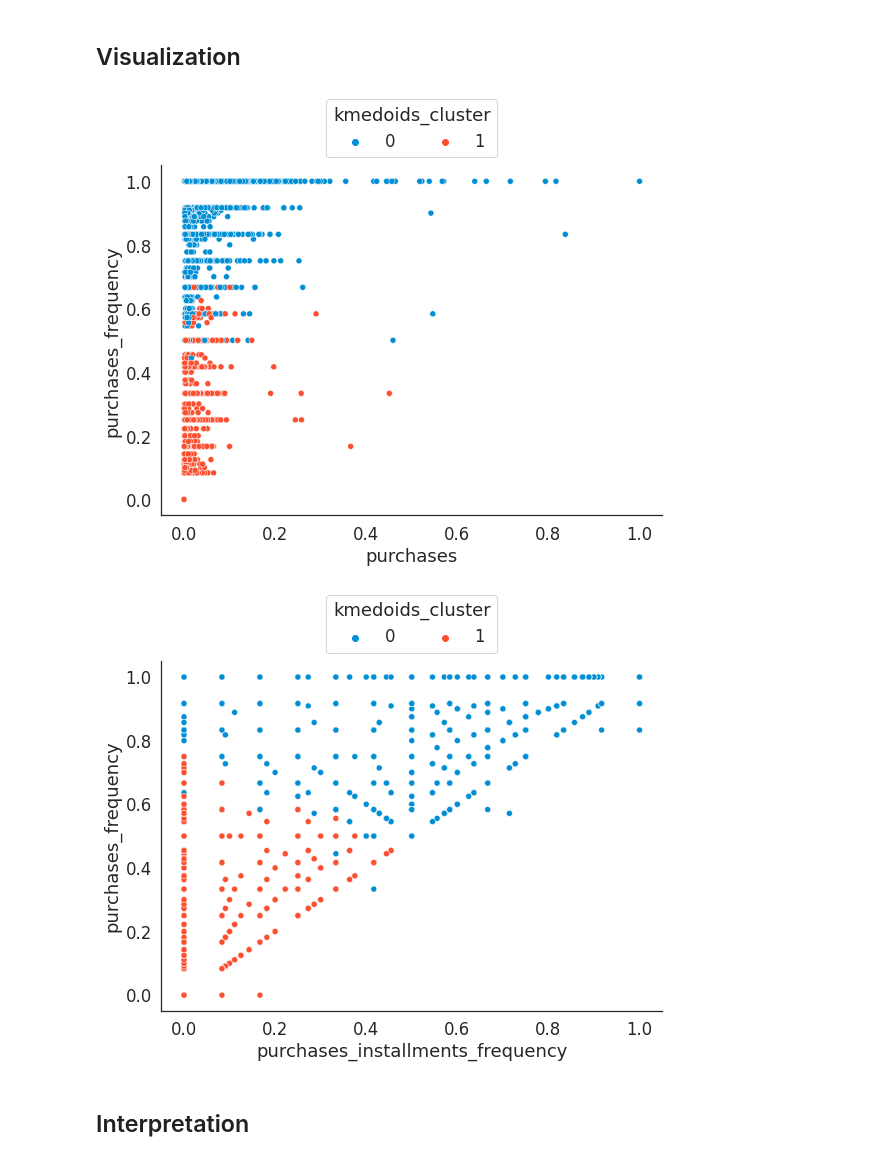
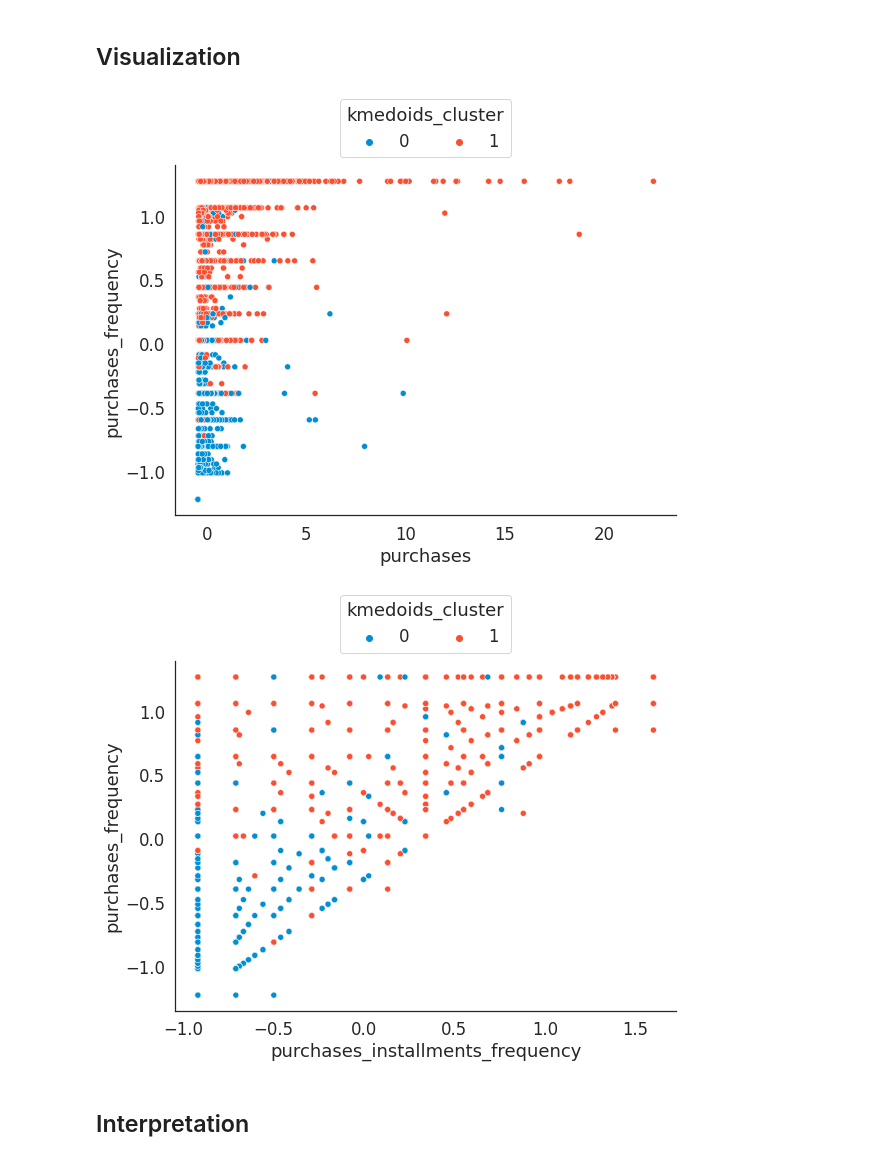
Before and after one commit to adhang/data-science-digital-skola, a Jupyter notebook: 19. Machine Learning/Learn - Clustering.ipynb, the cells around one changed output. Cells and saved outputs as stored; diff of their text form; code cells hidden in the pictures.

```diff
--- a/19. Machine Learning/Learn - Clustering.ipynb
+++ b/19. Machine Learning/Learn - Clustering.ipynb
@@ -411,9 +410,9 @@ k_range = np.arange(2,11)
 
 for num_clusters in k_range:
     model = KMeans(n_clusters=num_clusters)
-    cluster_labels = model.fit_predict(X_norm)
+    cluster_labels = model.fit_predict(X_std)
 
-    score = silhouette_score(X_norm, cluster_labels)
+    score = silhouette_score(X_std, cluster_labels)
     sh_list.append(score)
     print(f'For n_clusters = {num_clusters}, silhouette score is {round(score, 3)}')
 # %% [output]
@@ -445,7 +444,7 @@ Cluster `2` has the highest score.
 ## Build Model
 Using the number of clusters from the silhouette method.
 # %%
-model = KMeans(n_clusters=2, random_state=1)
+model = KMeans(n_clusters=3, random_state=1)
 
-model.fit(X_norm)
+model.fit(X_std)
 # %% [output]
@@ -503,7 +559,7 @@ k_range = np.arange(1,11)
 
 for num_clusters in k_range:
     model = KMedoids(n_clusters=num_clusters)
-    model.fit(X_norm)
+    model.fit(X_std)
     inertia_list.append(model.inertia_)
     print(f'For n_clusters = {num_clusters}, inertia value is {round(model.inertia_,3)}')
 # %% [output]
@@ -582,7 +628,7 @@ Using the number of clusters from the elbow method.
 # %%
 model = KMedoids(n_clusters=2, random_state=1)
 
-model.fit(X_norm)
+model.fit(X_std)
 # %% [output]
 KMedoids(n_clusters=2, random_state=1)
 # %% [markdown]
@@ -620,27 +665,27 @@ palette = ['#008FD5', '#FC4F30'] #, '#E5AE38', 'silver'] # blue, red, yellow
 
 fig, ax = plt.subplots(figsize=(8,6))
 
-sns.scatterplot(data=data_norm, x='purchases', y='purchases_frequency', hue='kmedoids_cluster', palette=palette, ax=ax)
+sns.scatterplot(data=data_std, x='purchases', y='purchases_frequency', hue='kmedoids_cluster', palette=palette, ax=ax)
 
 ax.legend(loc='lower center', bbox_to_anchor=(0.5, 1), ncol=4, title='kmedoids_cluster')
 
 sns.despine()
 plt.show()
 # %% [output]
-[figure, old version]
+[figure, new version]
 # %%
 palette = ['#008FD5', '#FC4F30'] #, '#E5AE38', 'silver'] # blue, red, yellow
 
 fig, ax = plt.subplots(figsize=(8,6))
 
-sns.scatterplot(data=data_norm, x='purchases_installments_frequency', y='purchases_frequency', hue='kmedoids_cluster', palette=palette, ax=ax)
+sns.scatterplot(data=data_std, x='purchases_installments_frequency', y='purchases_frequency', hue='kmedoids_cluster', palette=palette, ax=ax)
 
 ax.legend(loc='lower center', bbox_to_anchor=(0.5, 1), ncol=4, title='kmedoids_cluster')
 
 sns.despine()
 plt.show()
 # %% [output]
-[figure, old version]
+[figure, new version]
 # %% [markdown]
 ## Interpretation
 # %%
```
Also changed, not shown: parts of 45 cells of this notebook.
